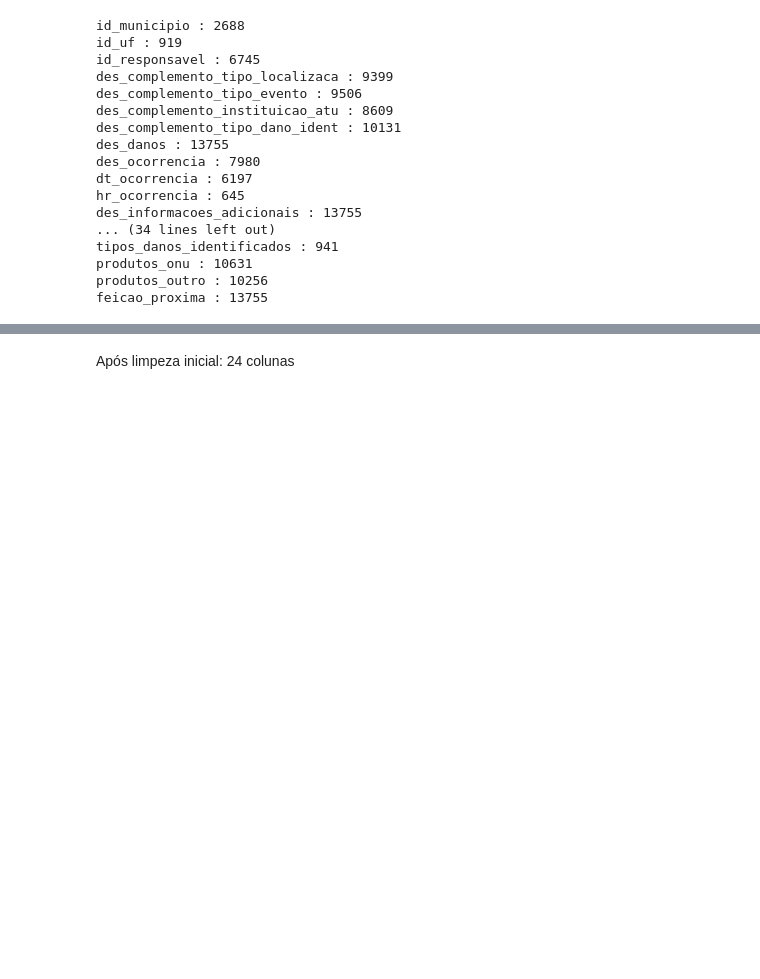
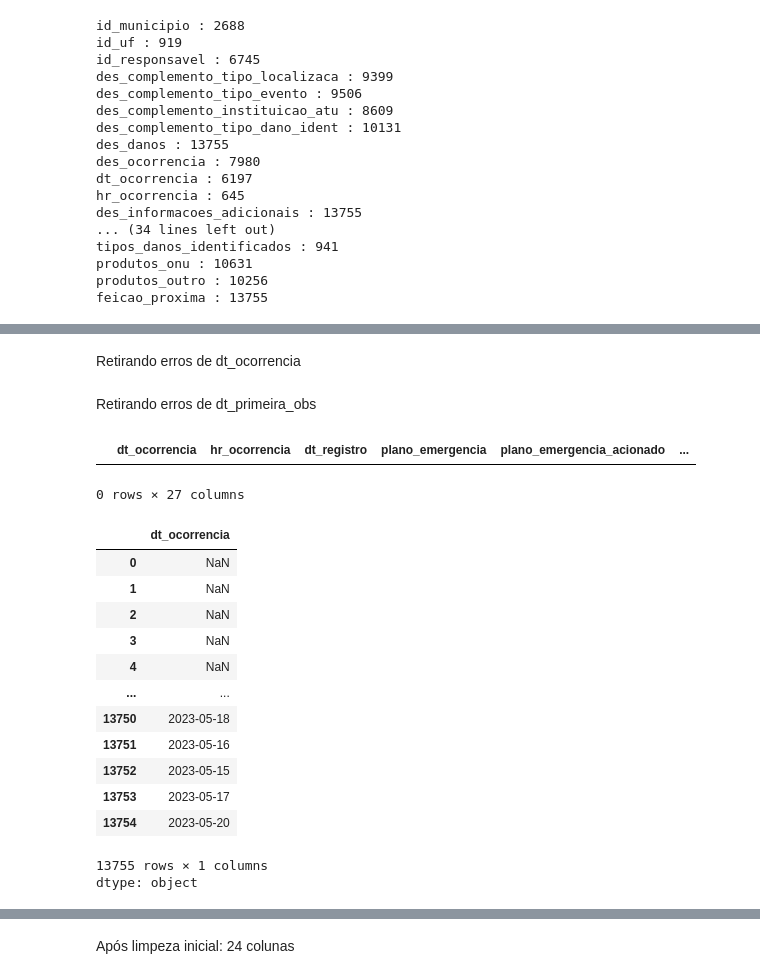
Before and after one commit to mariabrandaob/PCD-2-IBAMA, a Jupyter notebook: PCD_2_IBAMA.ipynb, the cells around one changed output, grey strips where cells are left out. Cells and saved outputs as stored; diff of their text form; code cells hidden in the pictures; blank space fills up the shorter version.

```diff
--- a/PCD_2_IBAMA.ipynb
+++ b/PCD_2_IBAMA.ipynb
@@ -103,0 +129,18 @@ Index(['dt_registro', 'plano_emergencia', 'plano_emergencia_acionado',
+# %% [markdown]
+Retirando erros de dt_ocorrencia
+# %%
+df_acidentes = df_acidentes.replace('2201-02-16', '2016-02-16')
+df_acidentes = df_acidentes.replace('0206-06-03', '2016-06-03')
+df_acidentes = df_acidentes.replace('0016-06-22', '2016-06-22')
+df_acidentes = df_acidentes.replace('0201-01-28', '2018-01-28')
+df_acidentes = df_acidentes.replace('0201-07-14', '2018-07-14')
+df_acidentes = df_acidentes.replace('0201-11-28', '2019-11-28')
+df_acidentes = df_acidentes.replace('0201-11-29', '2019-11-29')
+df_acidentes = df_acidentes.replace('0202-11-02', '2020-11-02')
+df_acidentes = df_acidentes.replace('0222-02-09', '2022-02-09')
+df_acidentes = df_acidentes.replace('0202-09-22', '2022-09-22')
+df_acidentes = df_acidentes.replace('0202-02-13', '2023-02-13')
+df_acidentes = df_acidentes.replace('0202-04-09', '2023-04-09')
+df_acidentes = df_acidentes.replace('1015-12-20', '2015-12-20')
+# %% [markdown]
+Retirando erros de dt_primeira_obs
@@ -104 +153,23 @@ Index(['dt_registro', 'plano_emergencia', 'plano_emergencia_acionado',
+# %%
+df_acidentes.loc[df_acidentes['dt_primeira_obs'] == '0202-04-10']
+# %% [output]
+|  | dt_ocorrencia | hr_ocorrencia | dt_registro | plano_emergencia | plano_emergencia_acionado | ... |
+0 rows × 27 columns
+# %%
+df_acidentes['dt_ocorrencia']
+# %% [output]
+|  | dt_ocorrencia |
+| 0 | NaN |
+| 1 | NaN |
+| 2 | NaN |
+| 3 | NaN |
+| 4 | NaN |
+| ... | ... |
+| 13750 | 2023-05-18 |
+| 13751 | 2023-05-16 |
+| 13752 | 2023-05-15 |
+| 13753 | 2023-05-17 |
+| 13754 | 2023-05-20 |
+13755 rows × 1 columns
+dtype: object
 # %%
```
Also changed, not shown: parts of 17 cells of this notebook.
